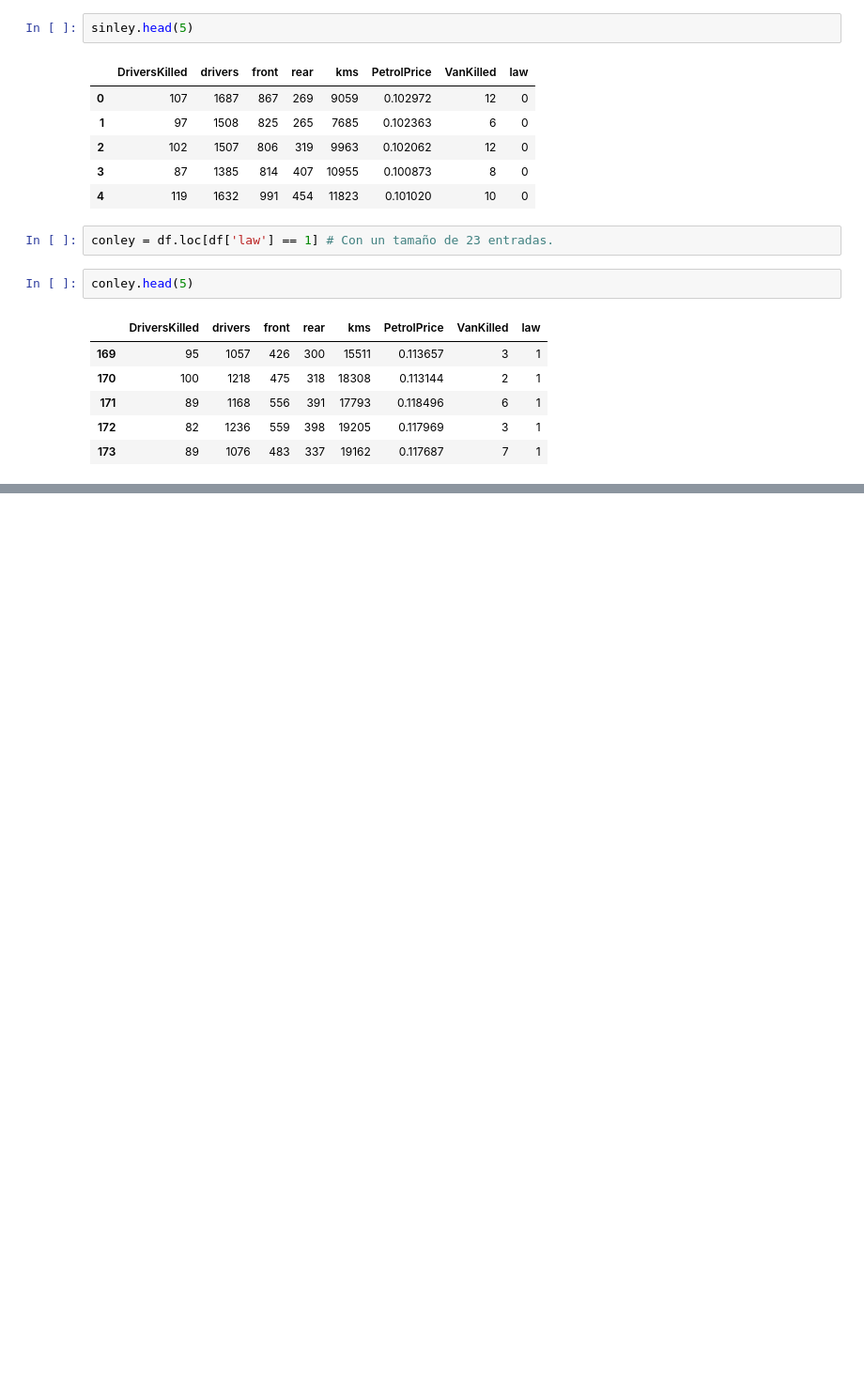
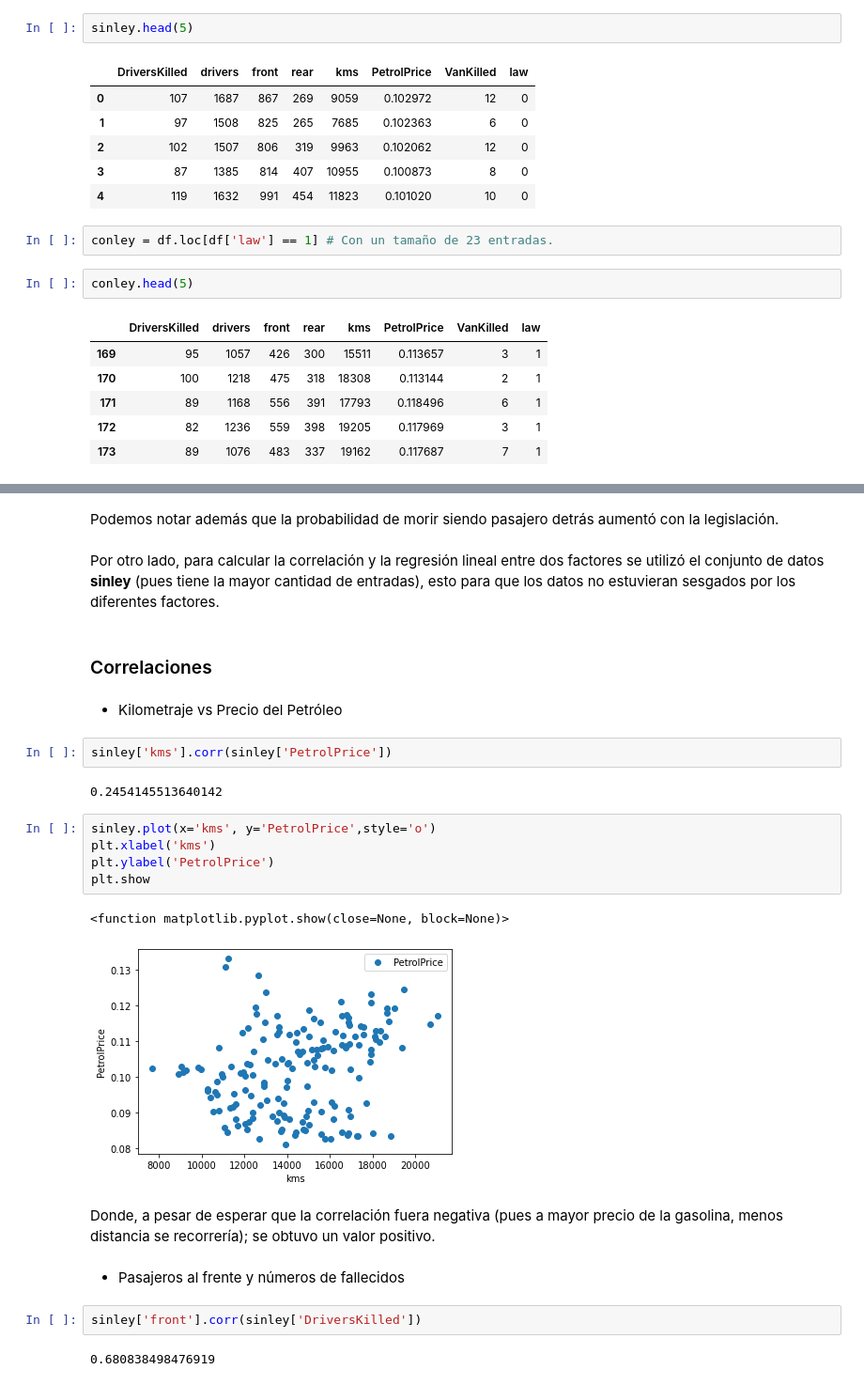
Before and after one commit to taniarubi/reconocimiento-de-patrones-y-aprendizaje-automatizado, a Jupyter notebook: tareas/tarea2/src/ejercicio5.ipynb, the cells around one changed output, grey strips where cells are left out. Shown at 94% size. Drawn from its saved outputs; the diff is of its cells as text; blank space fills up the shorter version.

```diff
--- a/tareas/tarea2/src/ejercicio5.ipynb
+++ b/tareas/tarea2/src/ejercicio5.ipynb
@@ -316,0 +133,30 @@ dfp
+# %% [markdown]
+Podemos notar además que la probabilidad de morir siendo pasajero detrás aumentó con la legislación.
+# %% [markdown]
+Por otro lado, para calcular la correlación y la regresión lineal entre dos factores se utilizó el conjunto de datos **sinley** (pues tiene la mayor cantidad de entradas), esto para que los datos no estuvieran sesgados por los diferentes factores.
+# %% [markdown]
+### Correlaciones
+# %% [markdown]
+* Kilometraje vs Precio del Petróleo
+# %%
+sinley['kms'].corr(sinley['PetrolPrice'])
+# %% [output]
+0.2454145513640142
+# %%
+sinley.plot(x='kms', y='PetrolPrice',style='o')
+plt.xlabel('kms')
+plt.ylabel('PetrolPrice')
+plt.show
+# %% [output]
+<function matplotlib.pyplot.show(close=None, block=None)>
+[figure, added]
+# %% [markdown]
+Donde, a pesar de esperar que la correlación fuera negativa (pues a
+        mayor precio de la gasolina, menos distancia se recorrería); se obtuvo
+        un valor positivo.
+# %% [markdown]
+* Pasajeros al frente y números de fallecidos
+# %%
+sinley['front'].corr(sinley['DriversKilled'])
+# %% [output]
+0.680838498476919
```
Also changed, not shown: parts of 78 cells of this notebook, 13 other files.
